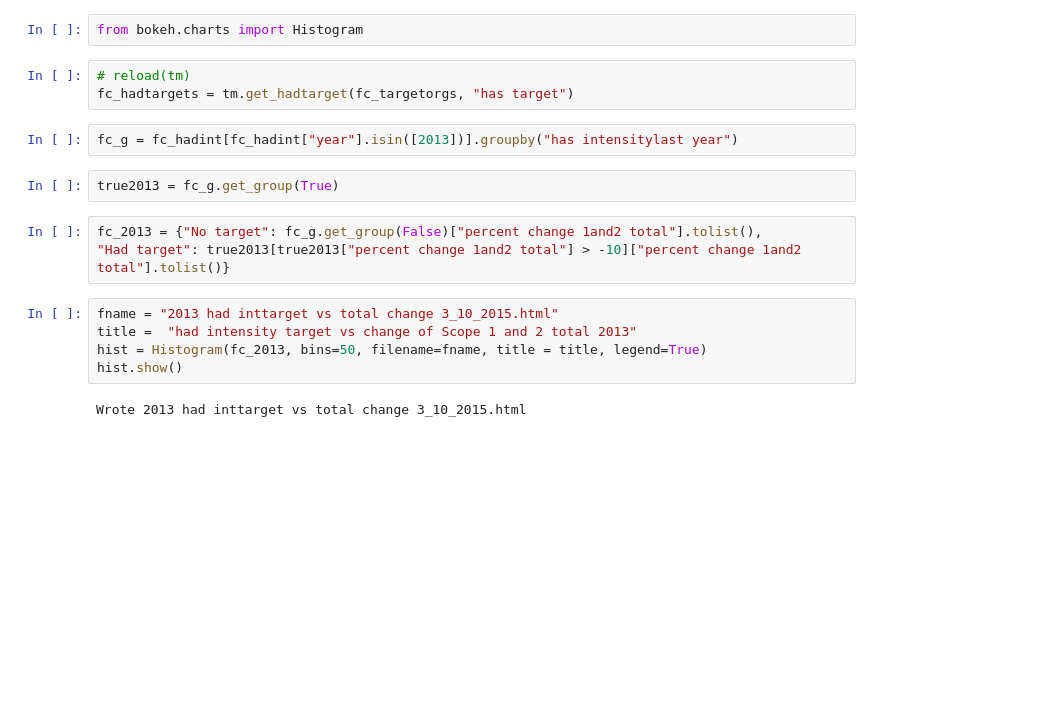
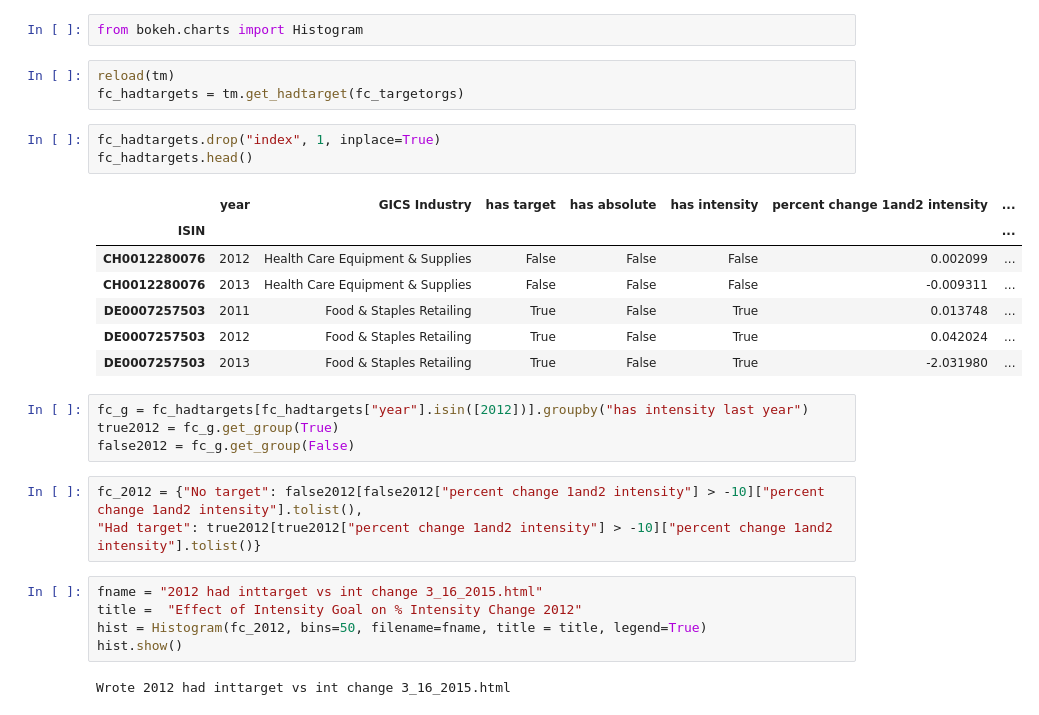
Before and after one commit to mirthbottle/ghg, a Jupyter notebook: compare companies.ipynb, the cells around one changed output. Cells and saved outputs as stored; diff of their text form; blank space fills up the shorter version.

```diff
--- a/compare companies.ipynb
+++ b/compare companies.ipynb
@@ -211,19 +214,30 @@ forcomparing.tail()
 # %%
 from bokeh.charts import Histogram
 # %%
-# reload(tm)
-fc_hadtargets = tm.get_hadtarget(fc_targetorgs, "has target")
+reload(tm)
+fc_hadtargets = tm.get_hadtarget(fc_targetorgs)
-# %%
-fc_g = fc_hadint[fc_hadint["year"].isin([2013])].groupby("has intensitylast year")
-# %%
-true2013 = fc_g.get_group(True)
-# %%
-fc_2013 = {"No target": fc_g.get_group(False)["percent change 1and2 total"].tolist(),
-"Had target": true2013[true2013["percent change 1and2 total"] > -10]["percent change 1and2 total"].tolist()}
+# %%
+fc_hadtargets.drop("index", 1, inplace=True)
+fc_hadtargets.head()
+# %% [output]
+|  | year | GICS Industry | has target | has absolute | has intensity | percent change 1and2 intensity | ... |
+| ISIN |  |  |  |  |  |  | ... |
+| CH0012280076 | 2012 | Health Care Equipment & Supplies | False | False | False | 0.002099 | ... |
+| CH0012280076 | 2013 | Health Care Equipment & Supplies | False | False | False | -0.009311 | ... |
+| DE0007257503 | 2011 | Food & Staples Retailing | True | False | True | 0.013748 | ... |
+| DE0007257503 | 2012 | Food & Staples Retailing | True | False | True | 0.042024 | ... |
+| DE0007257503 | 2013 | Food & Staples Retailing | True | False | True | -2.031980 | ... |
+# %%
+fc_g = fc_hadtargets[fc_hadtargets["year"].isin([2012])].groupby("has intensity last year")
+true2012 = fc_g.get_group(True)
+false2012 = fc_g.get_group(False)
+# %%
+fc_2012 = {"No target": false2012[false2012["percent change 1and2 intensity"] > -10]["percent change 1and2 intensity"].tolist(),
+"Had target": true2012[true2012["percent change 1and2 intensity"] > -10]["percent change 1and2 intensity"].tolist()}
 # %%
-fname = "2013 had inttarget vs total change 3_10_2015.html"
-title =  "had intensity target vs change of Scope 1 and 2 total 2013"
-hist = Histogram(fc_2013, bins=50, filename=fname, title = title, legend=True)
+fname = "2012 had inttarget vs int change 3_16_2015.html"
+title =  "Effect of Intensity Goal on % Intensity Change 2012"
+hist = Histogram(fc_2012, bins=50, filename=fname, title = title, legend=True)
 hist.show()
 # %% [output]
-Wrote 2013 had inttarget vs total change 3_10_2015.html
+Wrote 2012 had inttarget vs int change 3_16_2015.html
```
Also changed, not shown: parts of 8 cells of this notebook, 21 other files.
